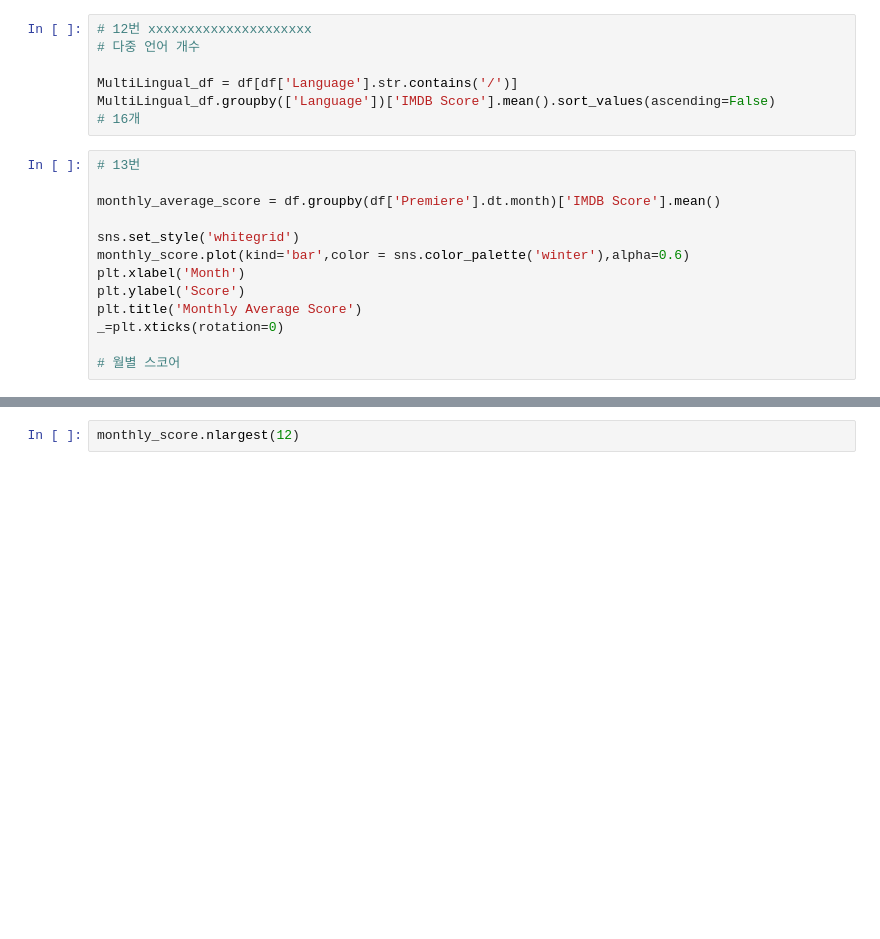
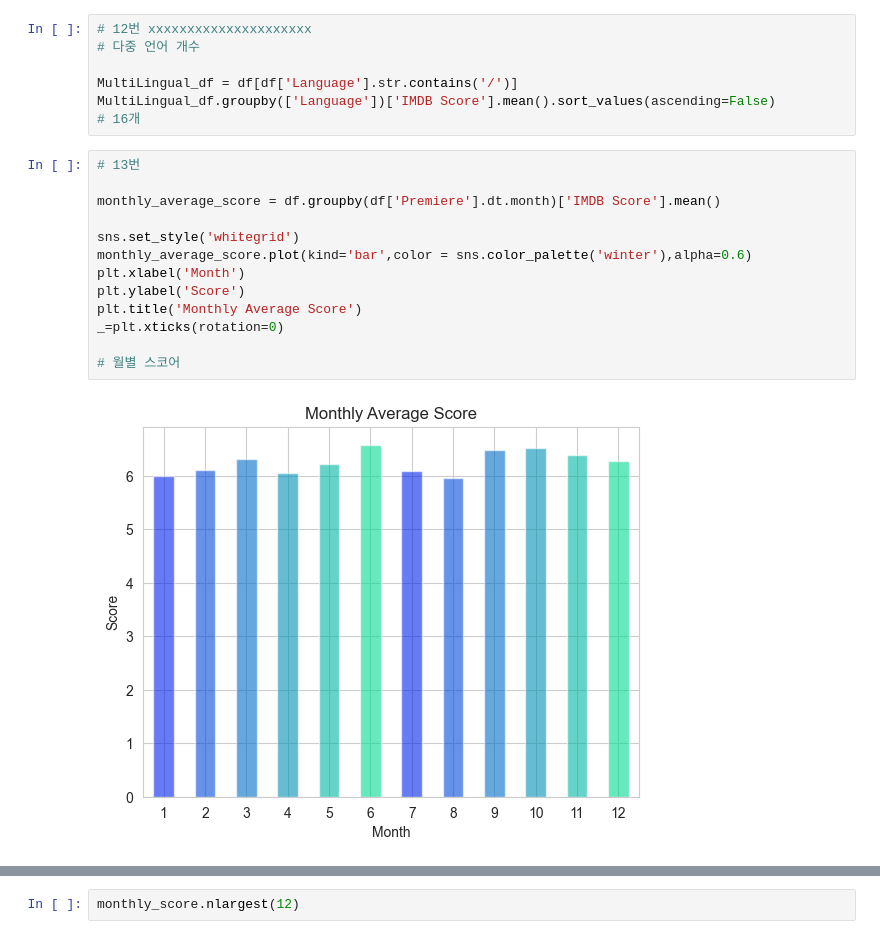
Before and after one commit to GRetriever/Data-Analysis-Project, a Jupyter notebook: Netflix/Netflix.ipynb, the cells around one changed output, grey strips where cells are left out. Cells and saved outputs as stored; diff of their text form; blank space fills up the shorter version.

```diff
--- a/Netflix/Netflix.ipynb
+++ b/Netflix/Netflix.ipynb
@@ -108,13 +108,15 @@ MultiLingual_df.groupby(['Language'])['IMDB Score'].mean().sort_values(ascending
 # %%
 # 13번
 
 monthly_average_score = df.groupby(df['Premiere'].dt.month)['IMDB Score'].mean()
 
 sns.set_style('whitegrid')
-monthly_score.plot(kind='bar',color = sns.color_palette('winter'),alpha=0.6)
+monthly_average_score.plot(kind='bar',color = sns.color_palette('winter'),alpha=0.6)
 plt.xlabel('Month')
 plt.ylabel('Score')
 plt.title('Monthly Average Score')
 _=plt.xticks(rotation=0)
 
 # 월별 스코어
+# %% [output]
+[figure, added]
```
Also changed, not shown: parts of 1 cell of this notebook, 1 other file.
